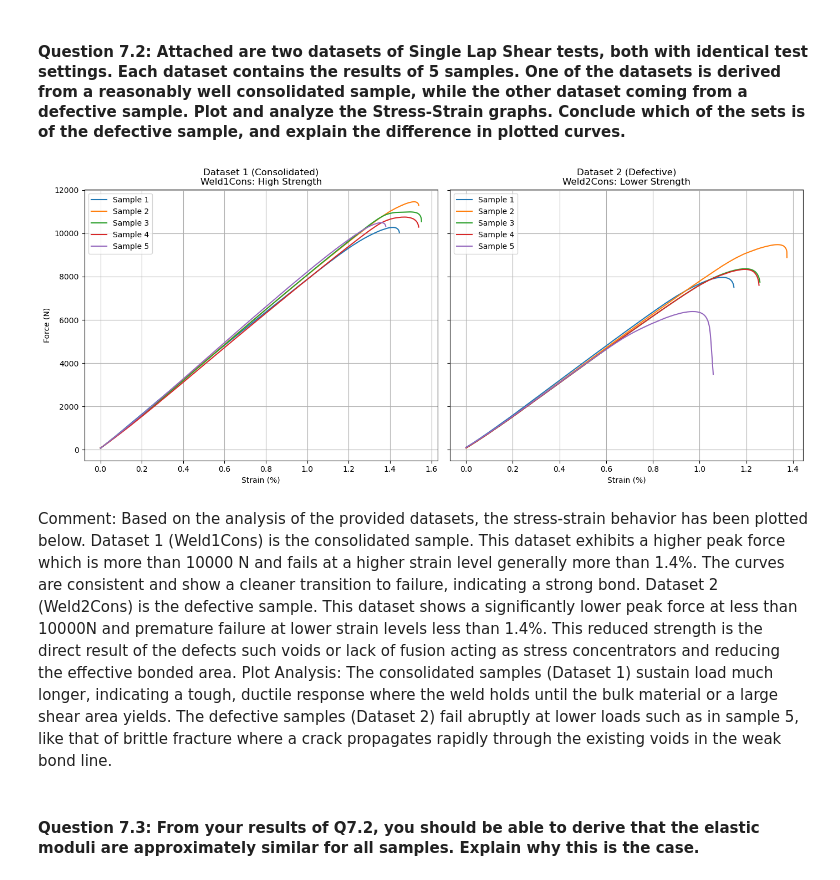
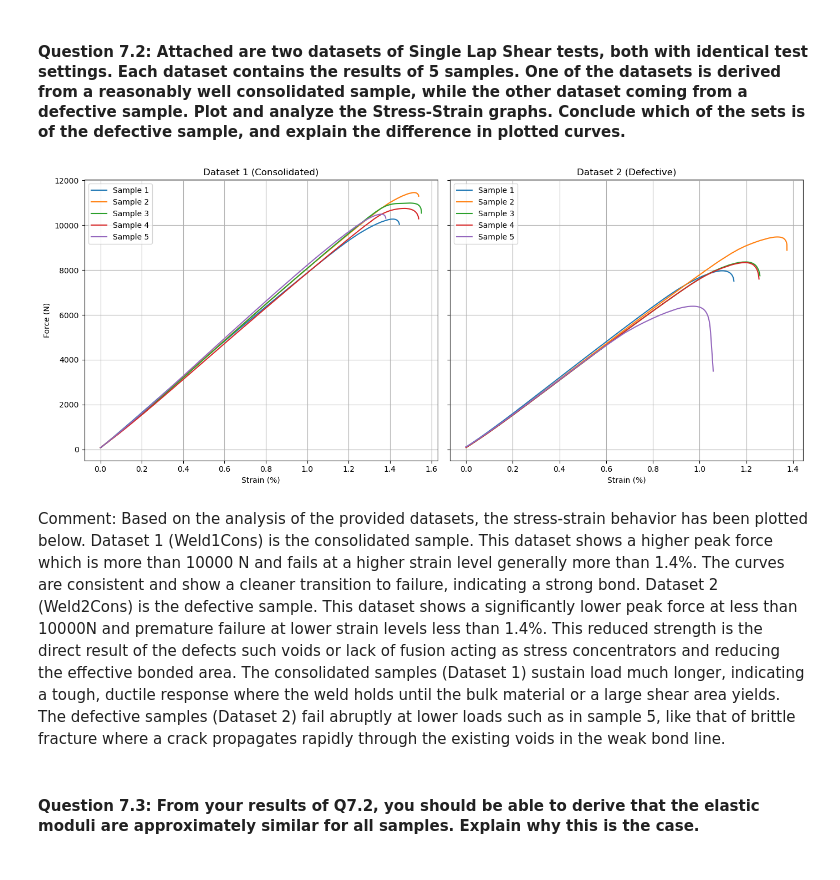
Before and after one commit to hewweiqing/PCM-notebooks, a Jupyter notebook: Defects - 2024.ipynb, the cells around one changed output. Saved outputs shown, nothing was run; the diff lists cells and outputs as text; code cells hidden in the pictures.

```diff
--- a/Defects - 2024.ipynb
+++ b/Defects - 2024.ipynb
@@ -825,38 +765,38 @@ For Figure 10, the image will show distinct defects at the interface. Look for b
 # %%
 base_dir = r"C:\Users\User\OneDrive - Delft University of Technology\Master Y1\Polymer Composite Manufacturing\Notebook 4 git\PCM-notebooks"
 
 file_path_1 = os.path.join(base_dir, "Weld1Cons.xlsx")
 file_path_2 = os.path.join(base_dir, "Weld2Cons.xlsx")
 
 df1 = pd.read_excel(file_path_1, header=None)
 df2 = pd.read_excel(file_path_2, header=None)
 
 
 fig, (ax1, ax2) = plt.subplots(1, 2, figsize=(14, 6), sharey=True)
 
 for i in range(0, 10, 2):
     ax1.plot(df1[i], df1[i+1], label=f'Sample {i//2 + 1}')
 
-ax1.set_title('Dataset 1 (Consolidated)\nWeld1Cons: High Strength')
+ax1.set_title('Dataset 1 (Consolidated)')
 ax1.set_xlabel('Strain (%)')
 ax1.set_ylabel('Force (N)')
 ax1.legend()
 ax1.grid(True)
 
 for i in range(0, 10, 2):
     ax2.plot(df2[i], df2[i+1], label=f'Sample {i//2 + 1}')
 
-ax2.set_title('Dataset 2 (Defective)\nWeld2Cons: Lower Strength')
+ax2.set_title('Dataset 2 (Defective)')
 ax2.set_xlabel('Strain (%)')
 ax2.grid(True)
 ax2.legend()
 
 plt.tight_layout()
 plt.show()
 # %% [output]
-[figure, old version]
+[figure, new version]
 # %% [markdown]
-Comment: Based on the analysis of the provided datasets, the stress-strain behavior has been plotted below. Dataset 1 (Weld1Cons) is the consolidated sample. This dataset exhibits a higher peak force which is more than 10000 N and fails at a higher strain level generally more than 1.4%. The curves are consistent and show a cleaner transition to failure, indicating a strong bond. Dataset 2 (Weld2Cons) is the defective sample. This dataset shows a significantly lower peak force at less than 10000N and premature failure at lower strain levels less than 1.4%. This reduced strength is the direct result of the defects such voids or lack of fusion acting as stress concentrators and reducing the effective bonded area. Plot Analysis: The consolidated samples (Dataset 1) sustain load much longer, indicating a tough, ductile response where the weld holds until the bulk material or a large shear area yields. The defective samples (Dataset 2) fail abruptly at lower loads such as in sample 5, like that of brittle fracture where a crack propagates rapidly through the existing voids in the weak bond line.
+Comment: Based on the analysis of the provided datasets, the stress-strain behavior has been plotted below. Dataset 1 (Weld1Cons) is the consolidated sample. This dataset shows a higher peak force which is more than 10000 N and fails at a higher strain level generally more than 1.4%. The curves are consistent and show a cleaner transition to failure, indicating a strong bond. Dataset 2 (Weld2Cons) is the defective sample. This dataset shows a significantly lower peak force at less than 10000N and premature failure at lower strain levels less than 1.4%. This reduced strength is the direct result of the defects such voids or lack of fusion acting as stress concentrators and reducing the effective bonded area. The consolidated samples (Dataset 1) sustain load much longer, indicating a tough, ductile response where the weld holds until the bulk material or a large shear area yields. The defective samples (Dataset 2) fail abruptly at lower loads such as in sample 5, like that of brittle fracture where a crack propagates rapidly through the existing voids in the weak bond line.
 # %% [markdown]
 #### Question 7.3: From your results of Q7.2, you should be able to derive that the elastic moduli are approximately similar for all samples. Explain why this is the case.
 # %% [markdown]
```
Also changed, not shown: parts of 7 cells of this notebook.
